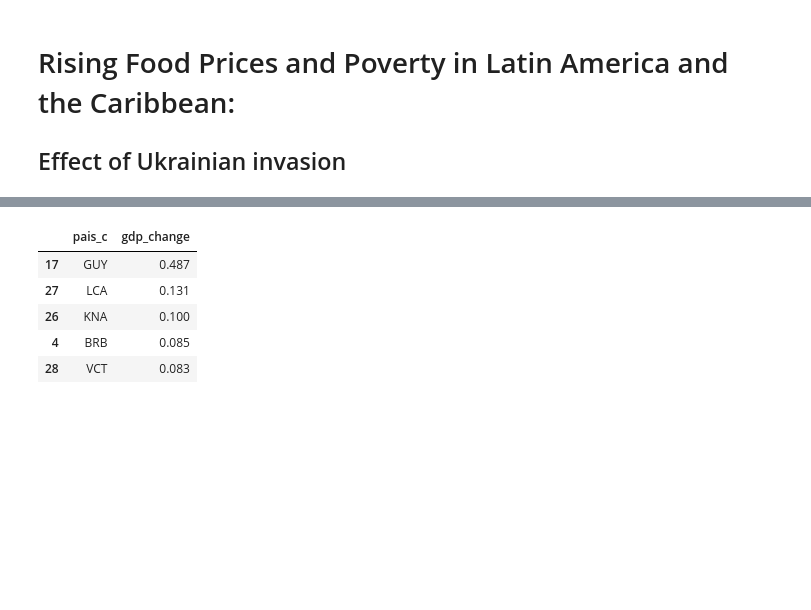
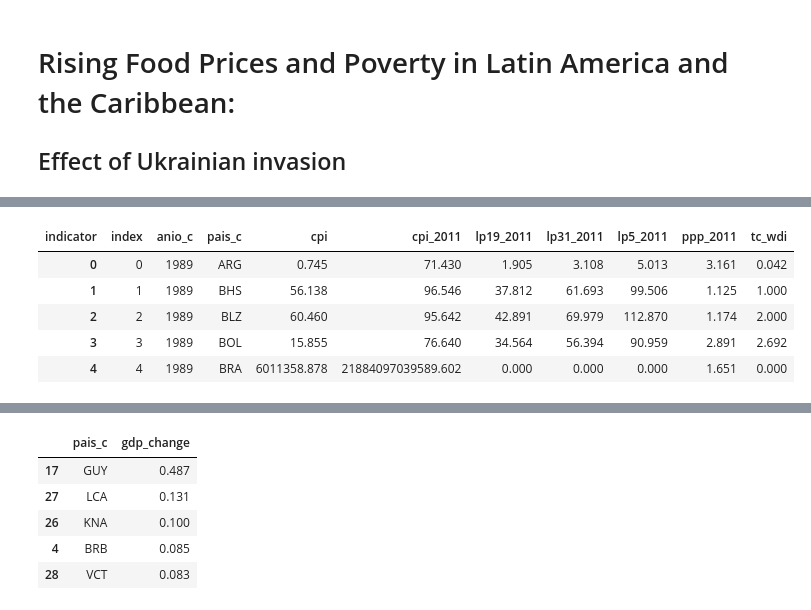
Before and after one commit to EL-BID/analytics_simulation_public_policy_scl, a Jupyter notebook: source/scldata_policy_simulation.ipynb, the cells around one changed output, grey strips where cells are left out. Saved outputs shown, nothing was run; the diff lists cells and outputs as text; code cells hidden in the pictures; blank space fills up the shorter version.

```diff
--- a/source/scldata_policy_simulation.ipynb
+++ b/source/scldata_policy_simulation.ipynb
@@ -7,0 +32,24 @@ from scldata_simulation import *
+# %%
+povertyline = "Data Projects/International Poverty Lines/International_Poverty_Lines_LAC.csv"
+pl          = pd.read_csv(f'{scldatalake}/{povertyline}')
+
+# Reshape long to wide
+index = ['year','isoalpha3']
+pl = pl.pivot_table(index = index, columns = 'indicator', values = 'value').reset_index()
+pl = pl.reset_index()
+pl = pl.drop(columns = ['ppp_wdi2011'])
+pl = pl.rename(columns = {'isoalpha3':'code'})
+
+# CPI 2011 = 100
+pl['cpi_2011' ] = [pl[(pl.code == x) & (pl.year == 2011)].cpi.item() for x in pl.code]
+
+# Rename variables for merge
+pl.rename(columns = {'code':'pais_c', 'year':'anio_c'}, inplace = True)
+pl.head()
+# %% [output]
+| indicator | index | anio_c | pais_c | cpi | cpi_2011 | lp19_2011 | lp31_2011 | lp5_2011 | ppp_2011 | tc_wdi |
+| 0 | 0 | 1989 | ARG | 0.745 | 71.430 | 1.905 | 3.108 | 5.013 | 3.161 | 0.042 |
+| 1 | 1 | 1989 | BHS | 56.138 | 96.546 | 37.812 | 61.693 | 99.506 | 1.125 | 1.000 |
+| 2 | 2 | 1989 | BLZ | 60.460 | 95.642 | 42.891 | 69.979 | 112.870 | 1.174 | 2.000 |
+| 3 | 3 | 1989 | BOL | 15.855 | 76.640 | 34.564 | 56.394 | 90.959 | 2.891 | 2.692 |
+| 4 | 4 | 1989 | BRA | 6011358.878 | 21884097039589.602 | 0.000 | 0.000 | 0.000 | 1.651 | 0.000 |
```
Also changed, not shown: parts of 2 cells of this notebook, 6 other files.
